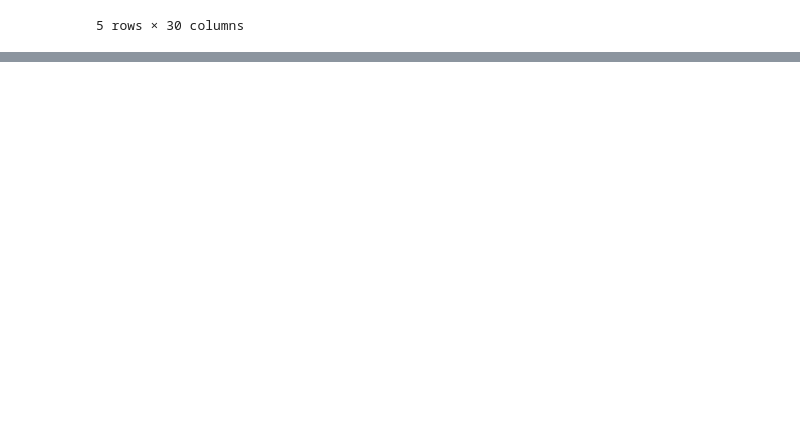
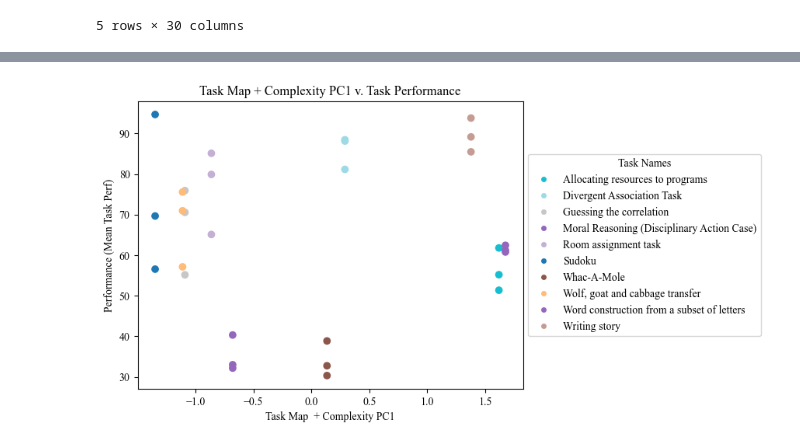
Before and after one commit to xehu/tpm-horse-race-modeling, a Jupyter notebook: viz/viz.ipynb, the cells around one changed output, grey strips where cells are left out. Drawn from its saved outputs; the diff is of its cells as text; code cells hidden in the pictures; blank space fills up the shorter version.

```diff
--- a/viz/viz.ipynb
+++ b/viz/viz.ipynb
@@ -483,0 +523,7 @@ plot_scatterplot(task_names, euclidean_dists, score_by_task,
+# %%
+plot_scatterplot(task_names, task_pc1, score_by_task,
+                 xlab = 'Task Map  + Complexity PC1',
+                 ylab = 'Performance (Mean Task Perf)',
+                 title = 'Task Map + Complexity PC1 v. Task Performance')
+# %% [output]
+[figure, added]
```
Also changed, not shown: parts of 24 cells of this notebook, 32 other files.
